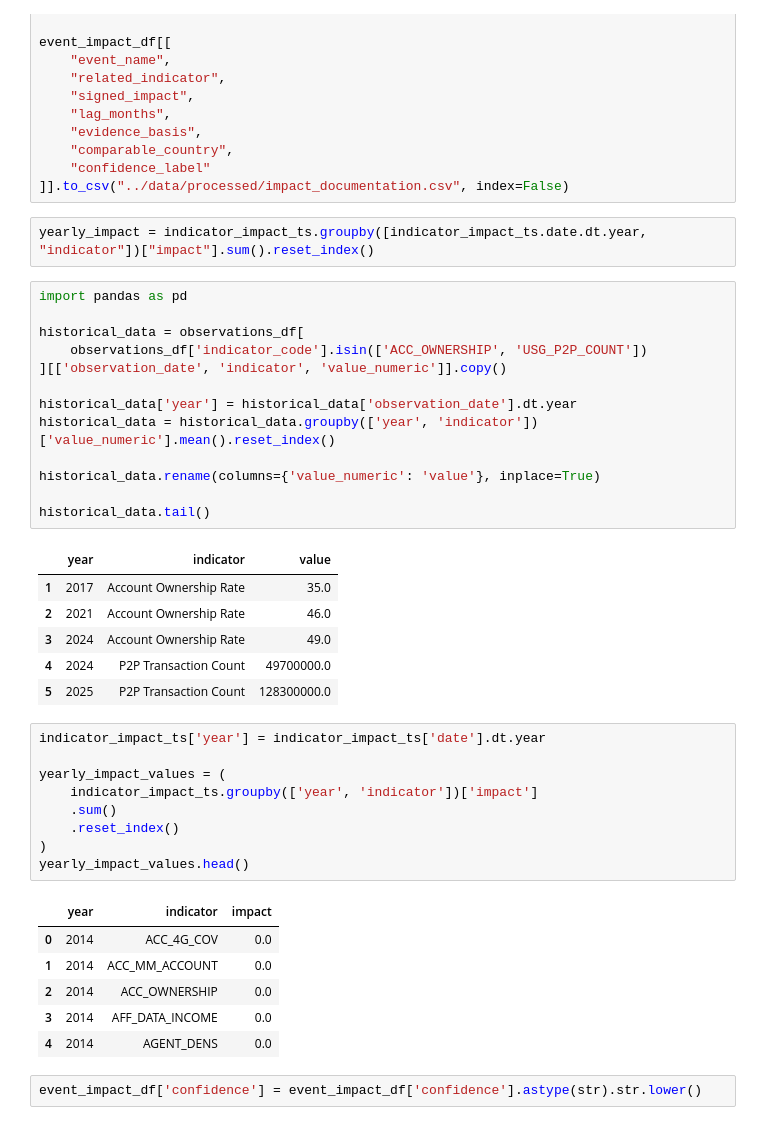
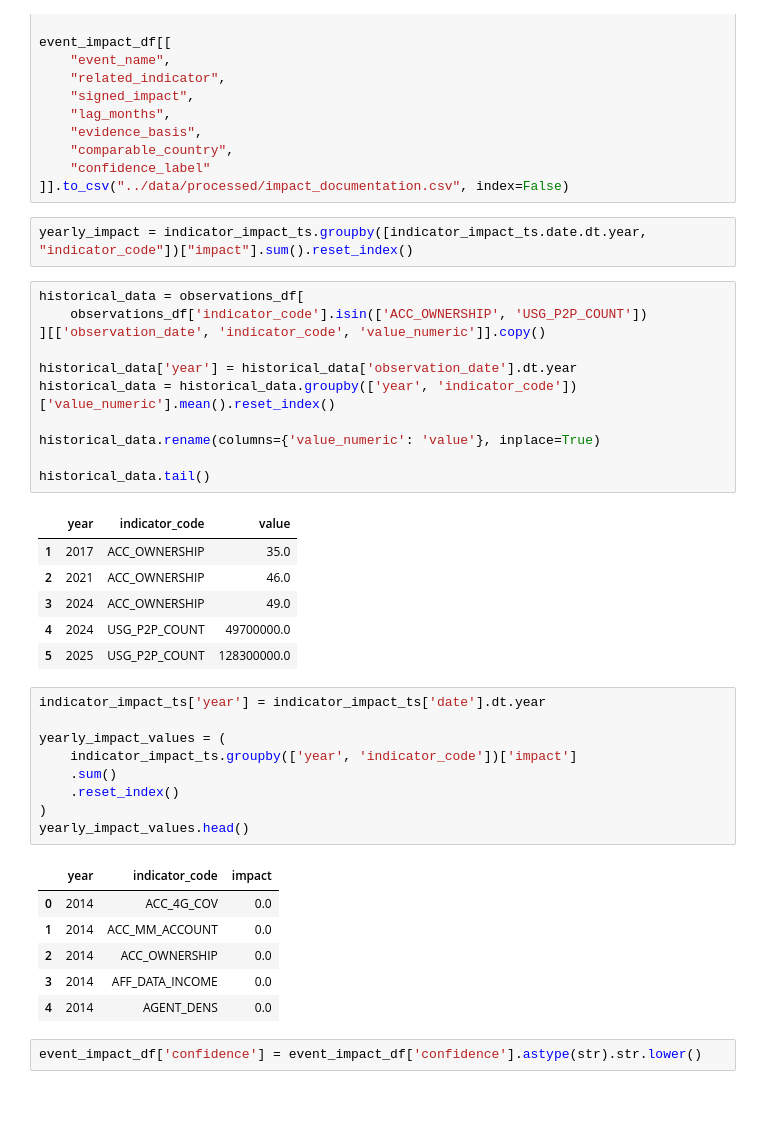
Before and after one commit to RuetGG/selam_Week10, a Jupyter notebook: notebooks/event_impact.ipynb, the cells around one changed output. Saved outputs shown, nothing was run; the diff lists cells and outputs as text.

```diff
--- a/notebooks/event_impact.ipynb
+++ b/notebooks/event_impact.ipynb
@@ -184,38 +193,36 @@ event_impact_df[[
     "confidence_label"
 ]].to_csv("../data/processed/impact_documentation.csv", index=False)
 # %%
-yearly_impact = indicator_impact_ts.groupby([indicator_impact_ts.date.dt.year, "indicator"])["impact"].sum().reset_index()
+yearly_impact = indicator_impact_ts.groupby([indicator_impact_ts.date.dt.year, "indicator_code"])["impact"].sum().reset_index()
 # %%
-import pandas as pd
-
 historical_data = observations_df[
     observations_df['indicator_code'].isin(['ACC_OWNERSHIP', 'USG_P2P_COUNT'])
-][['observation_date', 'indicator', 'value_numeric']].copy()
+][['observation_date', 'indicator_code', 'value_numeric']].copy()
 
 historical_data['year'] = historical_data['observation_date'].dt.year
-historical_data = historical_data.groupby(['year', 'indicator'])['value_numeric'].mean().reset_index()
+historical_data = historical_data.groupby(['year', 'indicator_code'])['value_numeric'].mean().reset_index()
 
 historical_data.rename(columns={'value_numeric': 'value'}, inplace=True)
 
 historical_data.tail()
 # %% [output]
-|  | year | indicator | value |
-| 1 | 2017 | Account Ownership Rate | 35.0 |
-| 2 | 2021 | Account Ownership Rate | 46.0 |
-| 3 | 2024 | Account Ownership Rate | 49.0 |
-| 4 | 2024 | P2P Transaction Count | 49700000.0 |
-| 5 | 2025 | P2P Transaction Count | 128300000.0 |
+|  | year | indicator_code | value |
+| 1 | 2017 | ACC_OWNERSHIP | 35.0 |
+| 2 | 2021 | ACC_OWNERSHIP | 46.0 |
+| 3 | 2024 | ACC_OWNERSHIP | 49.0 |
+| 4 | 2024 | USG_P2P_COUNT | 49700000.0 |
+| 5 | 2025 | USG_P2P_COUNT | 128300000.0 |
 # %%
 indicator_impact_ts['year'] = indicator_impact_ts['date'].dt.year
 
 yearly_impact_values = (
-    indicator_impact_ts.groupby(['year', 'indicator'])['impact']
+    indicator_impact_ts.groupby(['year', 'indicator_code'])['impact']
     .sum()
     .reset_index()
 )
 yearly_impact_values.head()
 # %% [output]
-|  | year | indicator | impact |
+|  | year | indicator_code | impact |
 | 0 | 2014 | ACC_4G_COV | 0.0 |
 | 1 | 2014 | ACC_MM_ACCOUNT | 0.0 |
 | 2 | 2014 | ACC_OWNERSHIP | 0.0 |
```
Also changed, not shown: parts of 7 cells of this notebook, 2 other files.
